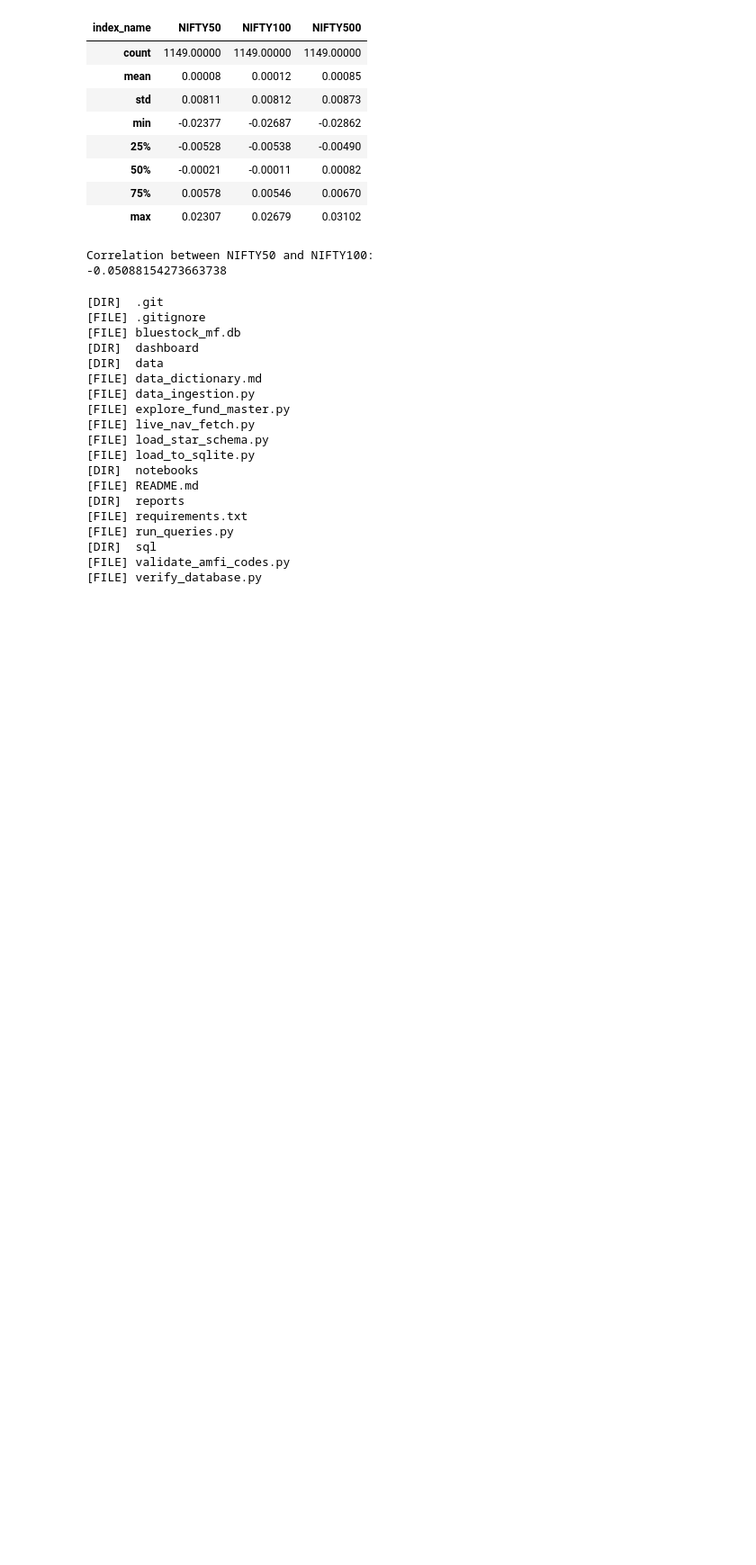
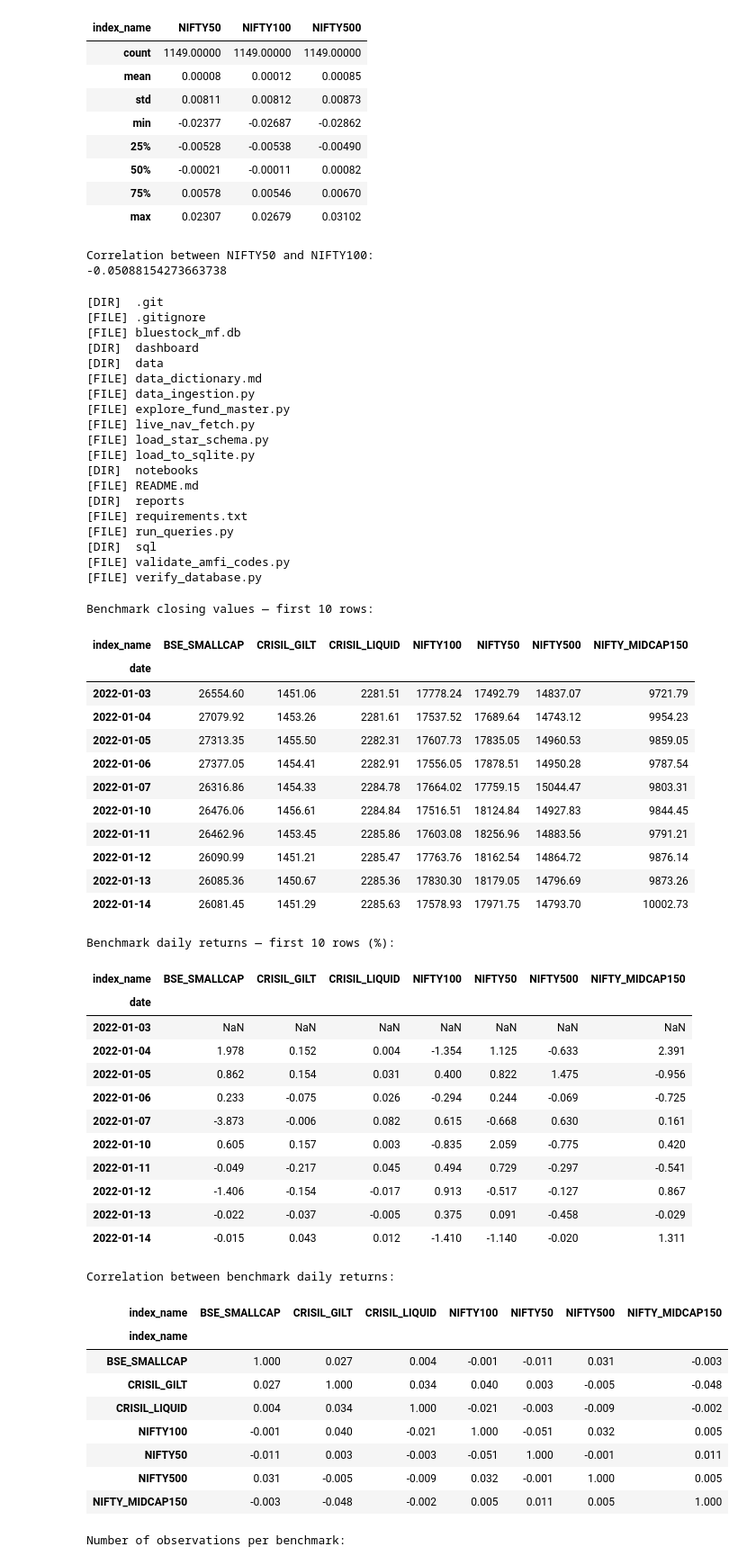
Before and after one commit to PranavAseriz011/Mutual-Fund-Analytics, a Jupyter notebook: notebooks/Performance_Analytics.ipynb, the cells around one changed output. Shown at 90% size. Drawn from its saved outputs; the diff is of its cells as text; code cells hidden in the pictures; blank space fills up the shorter version.

```diff
--- a/notebooks/Performance_Analytics.ipynb
+++ b/notebooks/Performance_Analytics.ipynb
@@ -1847,3 +1847,67 @@ for item in sorted(PROJECT_DIR.iterdir()):
 [DIR]  sql
 [FILE] validate_amfi_codes.py
 [FILE] verify_database.py
+# %%
+# DIAGNOSTIC: Check whether benchmark returns look reliable
+
+benchmark_pivot = (
+    benchmark_df.pivot_table(
+        index="date",
+        columns="index_name",
+        values="close_value",
+        aggfunc="first"
+    )
+    .sort_index()
+)
+
+benchmark_daily_returns = benchmark_pivot.pct_change(fill_method=None)
+
+print("Benchmark closing values — first 10 rows:")
+display(benchmark_pivot.head(10).round(2))
+
+print("\nBenchmark daily returns — first 10 rows (%):")
+display((benchmark_daily_returns.head(10) * 100).round(3))
+
+print("\nCorrelation between benchmark daily returns:")
+display(benchmark_daily_returns.corr().round(3))
+
+print("\nNumber of observations per benchmark:")
+display(benchmark_daily_returns.count())
+# %% [output]
+Benchmark closing values — first 10 rows:
+| index_name | BSE_SMALLCAP | CRISIL_GILT | CRISIL_LIQUID | NIFTY100 | NIFTY50 | NIFTY500 | NIFTY_MIDCAP150 |
+| date |  |  |  |  |  |  |  |
+| 2022-01-03 | 26554.60 | 1451.06 | 2281.51 | 17778.24 | 17492.79 | 14837.07 | 9721.79 |
+| 2022-01-04 | 27079.92 | 1453.26 | 2281.61 | 17537.52 | 17689.64 | 14743.12 | 9954.23 |
+| 2022-01-05 | 27313.35 | 1455.50 | 2282.31 | 17607.73 | 17835.05 | 14960.53 | 9859.05 |
+| 2022-01-06 | 27377.05 | 1454.41 | 2282.91 | 17556.05 | 17878.51 | 14950.28 | 9787.54 |
+| 2022-01-07 | 26316.86 | 1454.33 | 2284.78 | 17664.02 | 17759.15 | 15044.47 | 9803.31 |
+| 2022-01-10 | 26476.06 | 1456.61 | 2284.84 | 17516.51 | 18124.84 | 14927.83 | 9844.45 |
+| 2022-01-11 | 26462.96 | 1453.45 | 2285.86 | 17603.08 | 18256.96 | 14883.56 | 9791.21 |
+| 2022-01-12 | 26090.99 | 1451.21 | 2285.47 | 17763.76 | 18162.54 | 14864.72 | 9876.14 |
+| 2022-01-13 | 26085.36 | 1450.67 | 2285.36 | 17830.30 | 18179.05 | 14796.69 | 9873.26 |
+| 2022-01-14 | 26081.45 | 1451.29 | 2285.63 | 17578.93 | 17971.75 | 14793.70 | 10002.73 |
+Benchmark daily returns — first 10 rows (%):
+| index_name | BSE_SMALLCAP | CRISIL_GILT | CRISIL_LIQUID | NIFTY100 | NIFTY50 | NIFTY500 | NIFTY_MIDCAP150 |
+| date |  |  |  |  |  |  |  |
+| 2022-01-03 | NaN | NaN | NaN | NaN | NaN | NaN | NaN |
+| 2022-01-04 | 1.978 | 0.152 | 0.004 | -1.354 | 1.125 | -0.633 | 2.391 |
+| 2022-01-05 | 0.862 | 0.154 | 0.031 | 0.400 | 0.822 | 1.475 | -0.956 |
+| 2022-01-06 | 0.233 | -0.075 | 0.026 | -0.294 | 0.244 | -0.069 | -0.725 |
+| 2022-01-07 | -3.873 | -0.006 | 0.082 | 0.615 | -0.668 | 0.630 | 0.161 |
+| 2022-01-10 | 0.605 | 0.157 | 0.003 | -0.835 | 2.059 | -0.775 | 0.420 |
+| 2022-01-11 | -0.049 | -0.217 | 0.045 | 0.494 | 0.729 | -0.297 | -0.541 |
+| 2022-01-12 | -1.406 | -0.154 | -0.017 | 0.913 | -0.517 | -0.127 | 0.867 |
+| 2022-01-13 | -0.022 | -0.037 | -0.005 | 0.375 | 0.091 | -0.458 | -0.029 |
+| 2022-01-14 | -0.015 | 0.043 | 0.012 | -1.410 | -1.140 | -0.020 | 1.311 |
+Correlation between benchmark daily returns:
+| index_name | BSE_SMALLCAP | CRISIL_GILT | CRISIL_LIQUID | NIFTY100 | NIFTY50 | NIFTY500 | NIFTY_MIDCAP150 |
+| index_name |  |  |  |  |  |  |  |
+| BSE_SMALLCAP | 1.000 | 0.027 | 0.004 | -0.001 | -0.011 | 0.031 | -0.003 |
+| CRISIL_GILT | 0.027 | 1.000 | 0.034 | 0.040 | 0.003 | -0.005 | -0.048 |
+| CRISIL_LIQUID | 0.004 | 0.034 | 1.000 | -0.021 | -0.003 | -0.009 | -0.002 |
+| NIFTY100 | -0.001 | 0.040 | -0.021 | 1.000 | -0.051 | 0.032 | 0.005 |
+| NIFTY50 | -0.011 | 0.003 | -0.003 | -0.051 | 1.000 | -0.001 | 0.011 |
+| NIFTY500 | 0.031 | -0.005 | -0.009 | 0.032 | -0.001 | 1.000 | 0.005 |
+| NIFTY_MIDCAP150 | -0.003 | -0.048 | -0.002 | 0.005 | 0.011 | 0.005 | 1.000 |
+Number of observations per benchmark:
```
Also changed, not shown: parts of 10 cells of this notebook.
